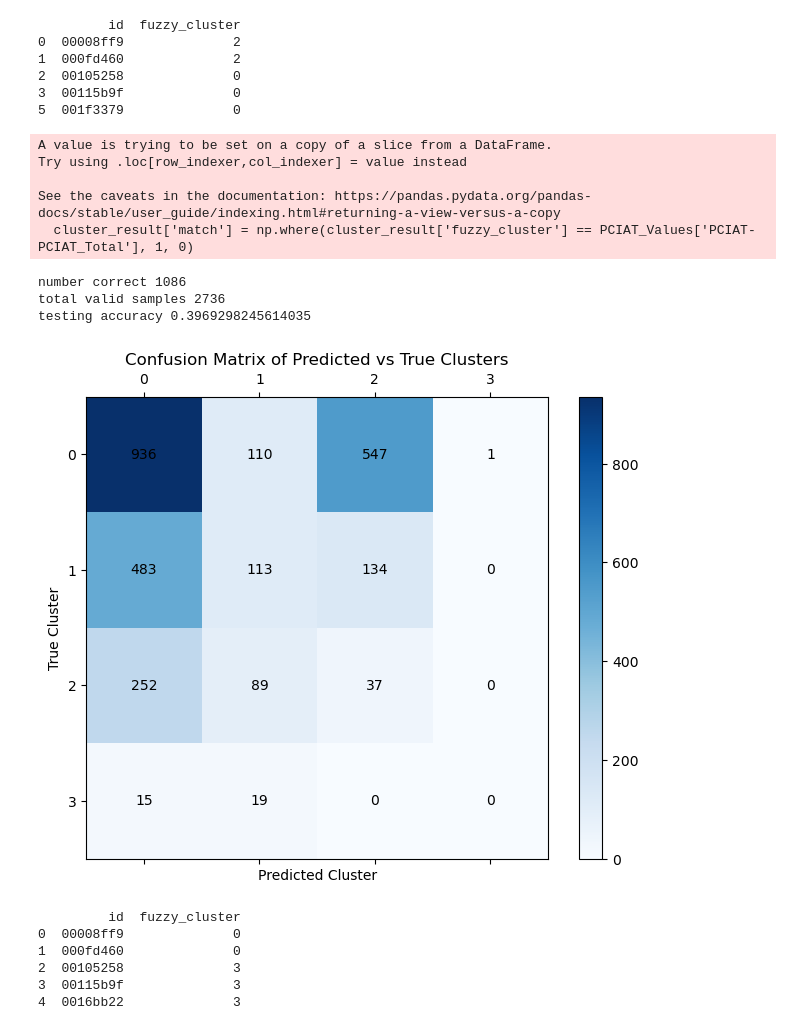
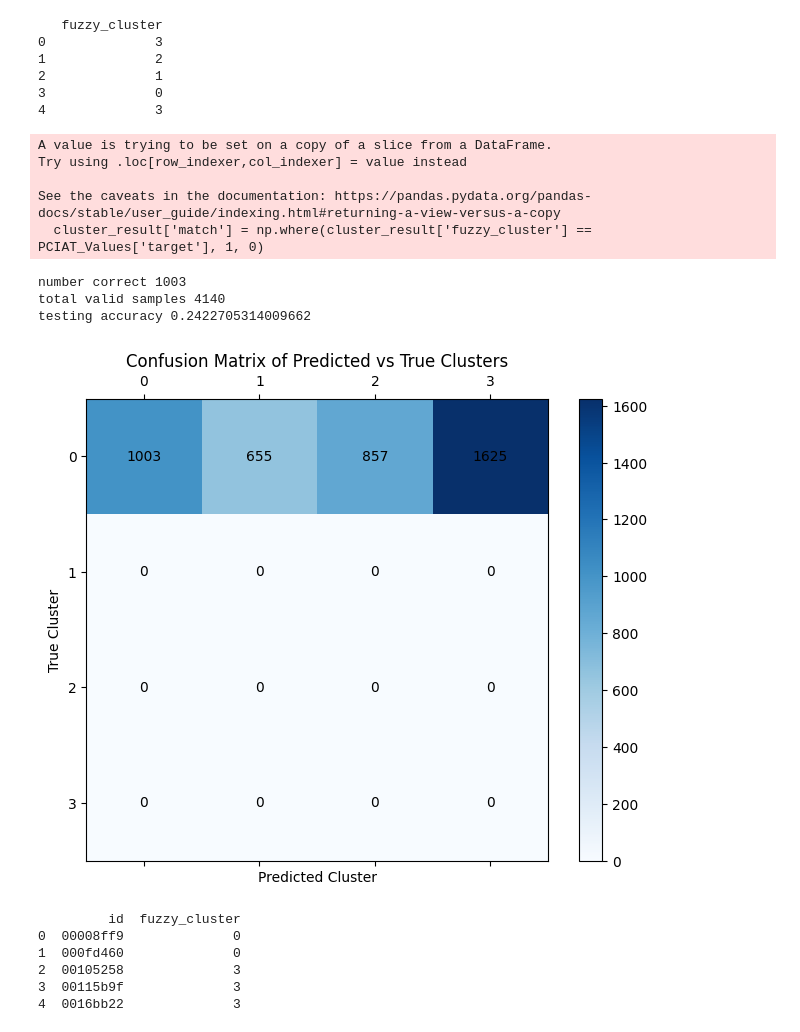
Before and after one commit to tsm40/Internet-Use, a Jupyter notebook: fuzzyKMeans.ipynb, the cells around one changed output. Drawn from its saved outputs; the diff is of its cells as text; code cells hidden in the pictures.

```diff
--- a/fuzzyKMeans.ipynb
+++ b/fuzzyKMeans.ipynb
@@ -9,13 +9,7 @@ from sklearn.preprocessing import StandardScaler
 def fuzzyEvaluator(data):
     # Load your data and select relevant columns
 
-    selected_columns = [
-        'BIA-BIA_ICW',
-        'BIA-BIA_TBW',
-        'BIA-BIA_FFM',
-        'BIA-BIA_BMR',
-        'BIA-BIA_LST'
-    ]
+    selected_columns = ['PC1','PC2','PC3','PC4','PC5','PC6','PC7','PC8','PC9','PC10','PC11','PC12','PC13']
 
     # # Basic_Demos-Sex, Physical-Waist_Circumference appears twice at top of PCA iterations
     # selected_columns = [
@@ -65,14 +59,14 @@ def fuzzyEvaluator(data):
     # # View clustering results
     # print(train_df[['id', 'fuzzy_cluster'] + selected_columns].head(20))
 
-    cluster_result = data[['id', 'fuzzy_cluster']]
+    cluster_result = data[['fuzzy_cluster']] # ['id', 'fuzzy_cluster']
 
     # Display the first few rows to verify
     print(cluster_result.head())
     return cluster_result
 # %%
-train_df = pd.read_csv('train.csv')
-train_df = train_df.dropna(subset=['PCIAT-PCIAT_Total'])
+train_df = pd.read_csv('train_pca.csv')
+train_df = train_df.dropna(subset=['target'])
 
 # target_columns = [
 #     'BIA-BIA_ICW',
@@ -109,12 +103,12 @@ train_df = train_df.dropna(subset=['PCIAT-PCIAT_Total'])
 PCIAT_Values = train_df
 cluster_result = fuzzyEvaluator(train_df)
 # %% [output]
-         id  fuzzy_cluster
-0  00008ff9              2
-1  000fd460              2
-2  00105258              0
-3  00115b9f              0
-5  001f3379              0
+   fuzzy_cluster
+0              3
+1              2
+2              1
+3              0
+4              3
 # %%
 # PCIAT_Values = train_df['PCIAT-PCIAT_Total']
 
@@ -123,62 +117,62 @@ bins = [-1, 30, 49, 79, 100]
 labels = [0, 1, 2, 3]
 
 # Categorize and assign back to the original column
-PCIAT_Values['PCIAT-PCIAT_Total'] = pd.cut(PCIAT_Values['PCIAT-PCIAT_Total'], bins=bins, labels=labels, include_lowest=True)
+PCIAT_Values['target'] = pd.cut(PCIAT_Values['target'], bins=bins, labels=labels, include_lowest=True)
 # print(PCIAT_Values['PCIAT-PCIAT_Total'])
 
 # print(cluster_result.shape)
 # print(PCIAT_Values.shape)
 
 # create a new column match in cluster_result dataframe called 'match' if row in cluster_result['fuzzy_cluster'] == PCIAT_Values['PCIAT-PCIAT_Total']
-cluster_result['match'] = np.where(cluster_result['fuzzy_cluster'] == PCIAT_Values['PCIAT-PCIAT_Total'], 1, 0)
+cluster_result['match'] = np.where(cluster_result['fuzzy_cluster'] == PCIAT_Values['target'], 1, 0)
 # print(cluster_result['match'])
 # %% [output]
 A value is trying to be set on a copy of a slice from a DataFrame.
 Try using .loc[row_indexer,col_indexer] = value instead
 
 See the caveats in the documentation: https://pandas.pydata.org/pandas-docs/stable/user_guide/indexing.html#returning-a-view-versus-a-copy
-  cluster_result['match'] = np.where(cluster_result['fuzzy_cluster'] == PCIAT_Values['PCIAT-PCIAT_Total'], 1, 0)
+  cluster_result['match'] = np.where(cluster_result['fuzzy_cluster'] == PCIAT_Values['target'], 1, 0)
 # %%
 print("number correct", cluster_result['match'].sum())
 print("total valid samples", cluster_result.shape[0])
 print("testing accuracy", cluster_result['match'].sum()/cluster_result.shape[0])
 # %% [output]
-number correct 1086
-total valid samples 2736
-testing accuracy 0.3969298245614035
+number correct 1003
+total valid samples 4140
+testing accuracy 0.2422705314009662
 # %%
 from sklearn.metrics import confusion_matrix
 import matplotlib.pyplot as plt
 
 # Compute confusion matrix
-true_values = PCIAT_Values['PCIAT-PCIAT_Total'].astype(int)
+true_values = PCIAT_Values['target'].astype(int)
 predicted_values = cluster_result['fuzzy_cluster']
 conf_matrix = confusion_matrix(true_values, predicted_values, labels=[0, 1, 2, 3])
 
 # Plot the confusion matrix using matplotlib
 fig, ax = plt.subplots(figsize=(8, 6))
 cax = ax.matshow(conf_matrix, cmap="Blues")
 fig.colorbar(cax)
 
 # Add labels to the axes
 ax.set_xlabel('Predicted Cluster')
 ax.set_ylabel('True Cluster')
 ax.set_title('Confusion Matrix of Predicted vs True Clusters')
 
 # Add x and y ticks
 ax.set_xticks([0, 1, 2, 3])
 ax.set_yticks([0, 1, 2, 3])
 ax.set_xticklabels([0, 1, 2, 3])
 ax.set_yticklabels([0, 1, 2, 3])
 
 # Add text annotations
 for i in range(conf_matrix.shape[0]):
     for j in range(conf_matrix.shape[1]):
         ax.text(j, i, conf_matrix[i, j], ha="center", va="center", color="black")
 
 plt.show()
 # %% [output]
-[figure, old version]
+[figure, new version]
 # %%
 test_df = pd.read_csv('test.csv')
 fuzzyEvaluator(test_df)
```
Also changed, not shown: 1 other file.
